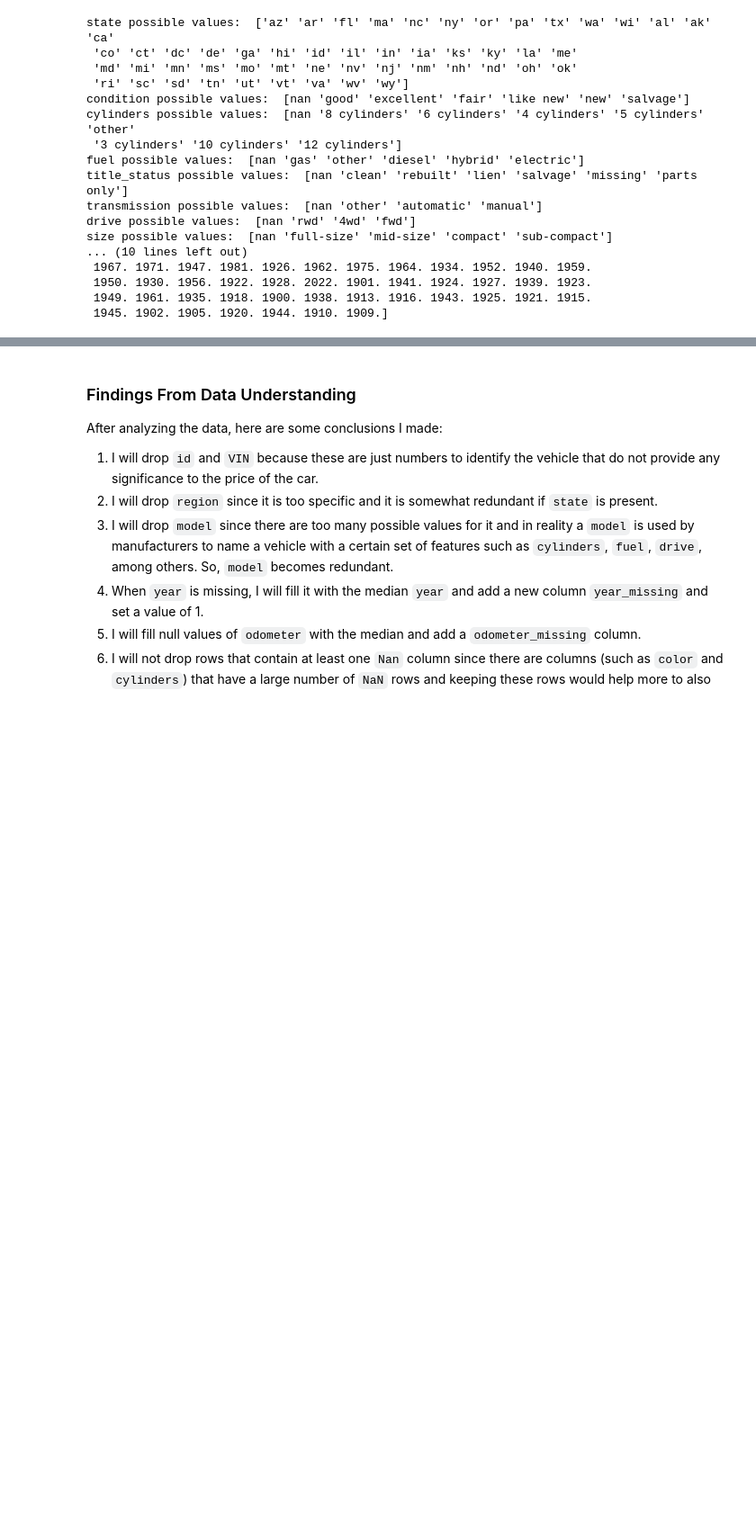
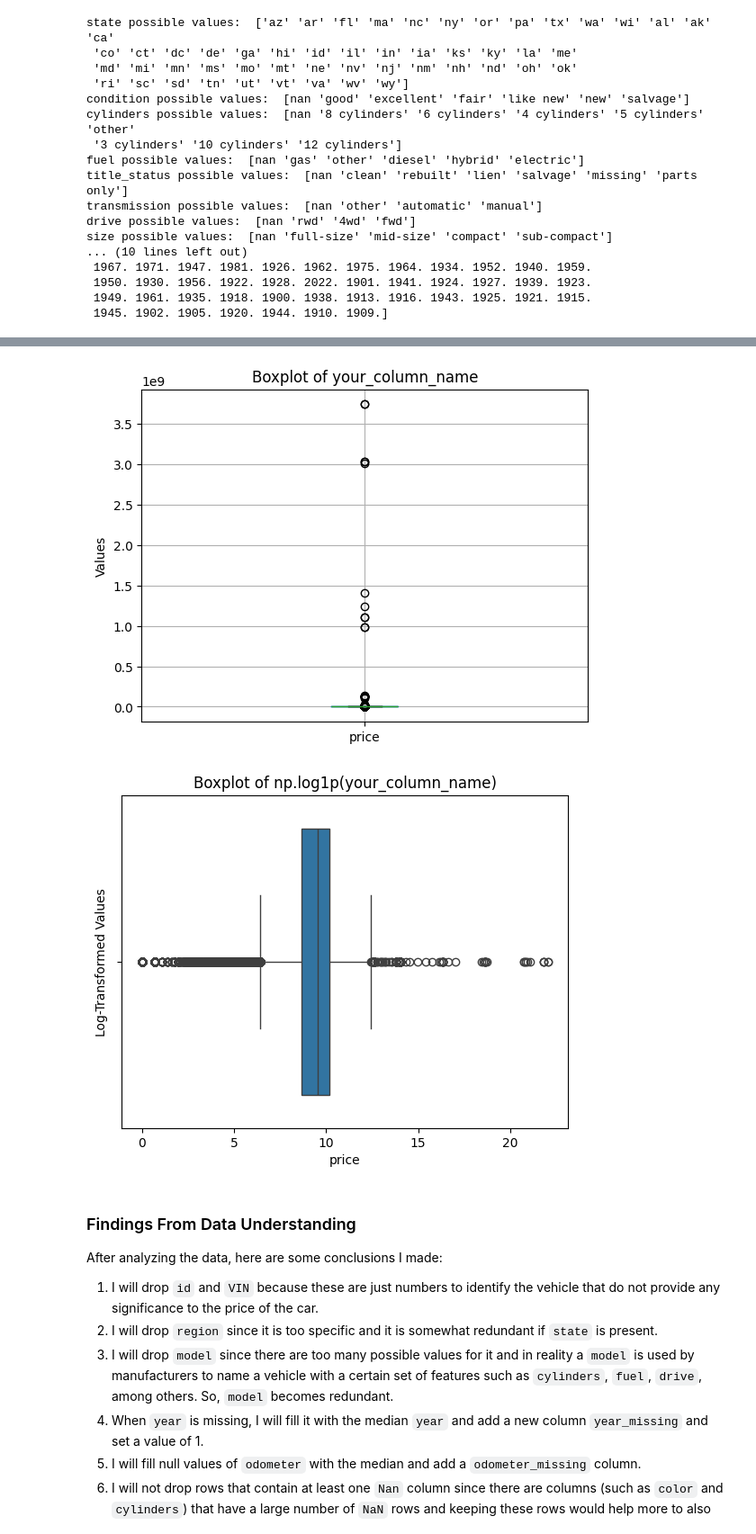
Before and after one commit to vegalopm/ml-assignment-mod11, a Jupyter notebook: prompt_II.ipynb, the cells around one changed output, grey strips where cells are left out. Shown at 90% size. Saved outputs shown, nothing was run; the diff lists cells and outputs as text; code cells hidden in the pictures; blank space fills up the shorter version.

Commit message:
Analyzing price distribution and cleaning up price to remove outliers.

```diff
--- a/prompt_II.ipynb
+++ b/prompt_II.ipynb
@@ -97,3 +116,16 @@ size possible values:  [nan 'full-size' 'mid-size' 'compact' 'sub-compact']
+# %%
+# Graph a box plot of the price column
+cars.boxplot(column=['price'])
+plt.title("Boxplot of your_column_name")
+plt.ylabel("Values")
+plt.show()
+sns.boxplot(x=np.log1p(cars['price']))
+plt.title("Boxplot of np.log1p(your_column_name)")
+plt.ylabel("Log-Transformed Values")
+plt.show()
+# %% [output]
+[figure, added]
+[figure, added]
 # %% [markdown]
 ### Findings From Data Understanding
 
```
Also changed, not shown: parts of 5 cells of this notebook.
